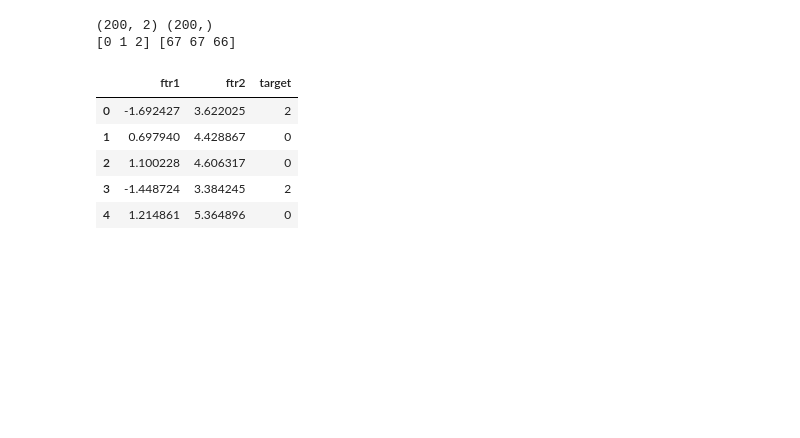
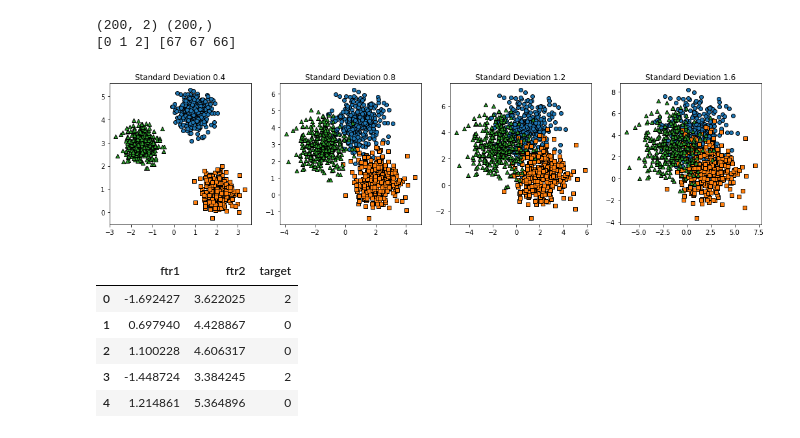
Before and after one commit to hyomin14/ML_practice, a Jupyter notebook: 07_Clustering/Chapter7.ipynb, the cells around one changed output. Drawn from its saved outputs; the diff is of its cells as text; code cells hidden in the pictures; blank space fills up the shorter version.

```diff
--- a/07_Clustering/Chapter7.ipynb
+++ b/07_Clustering/Chapter7.ipynb
@@ -109,6 +109,26 @@ print(unique, counts)
 # %% [output]
 (200, 2) (200,)
 [0 1 2] [67 67 66]
+# %%
+#make_blobs()의 cluster_std 파라미터
+#cluster_std가 작을수록 군집 중심에 데이터가 모여있으며, 클수록 데이터가 퍼져 있음
+
+fig, axs = plt.subplots(figsize=(18,4), nrows=1, ncols=4)
+
+for i, std in enumerate([0.4, 0.8, 1.2, 1.6]):
+    X, y = make_blobs(n_samples=1000, n_features=2, centers=3, cluster_std=std, random_state=0)
+    clusterDF = pd.DataFrame(data=X, columns=['ftr1', 'ftr2'])
+    clusterDF['target'] = y
+    target_list = np.unique(y)
+    markers = ['o', 's', '^', 'P', 'D', 'H', 'x']
+    for target in target_list:
+        target_cluster = clusterDF[clusterDF['target']==target]
+        axs[i].set_title('Standard Deviation '+str(std))
+        axs[i].scatter(x=target_cluster['ftr1'], y=target_cluster['ftr2'], edgecolor='k', marker=markers[target])
+
+plt.show()
+# %% [output]
+[figure, new version]
 # %%
 clusterDF = pd.DataFrame(data=X, columns=['ftr1', 'ftr2'])
 clusterDF['target'] = y
```
Also changed, not shown: parts of 57 cells of this notebook, 3 other files.
